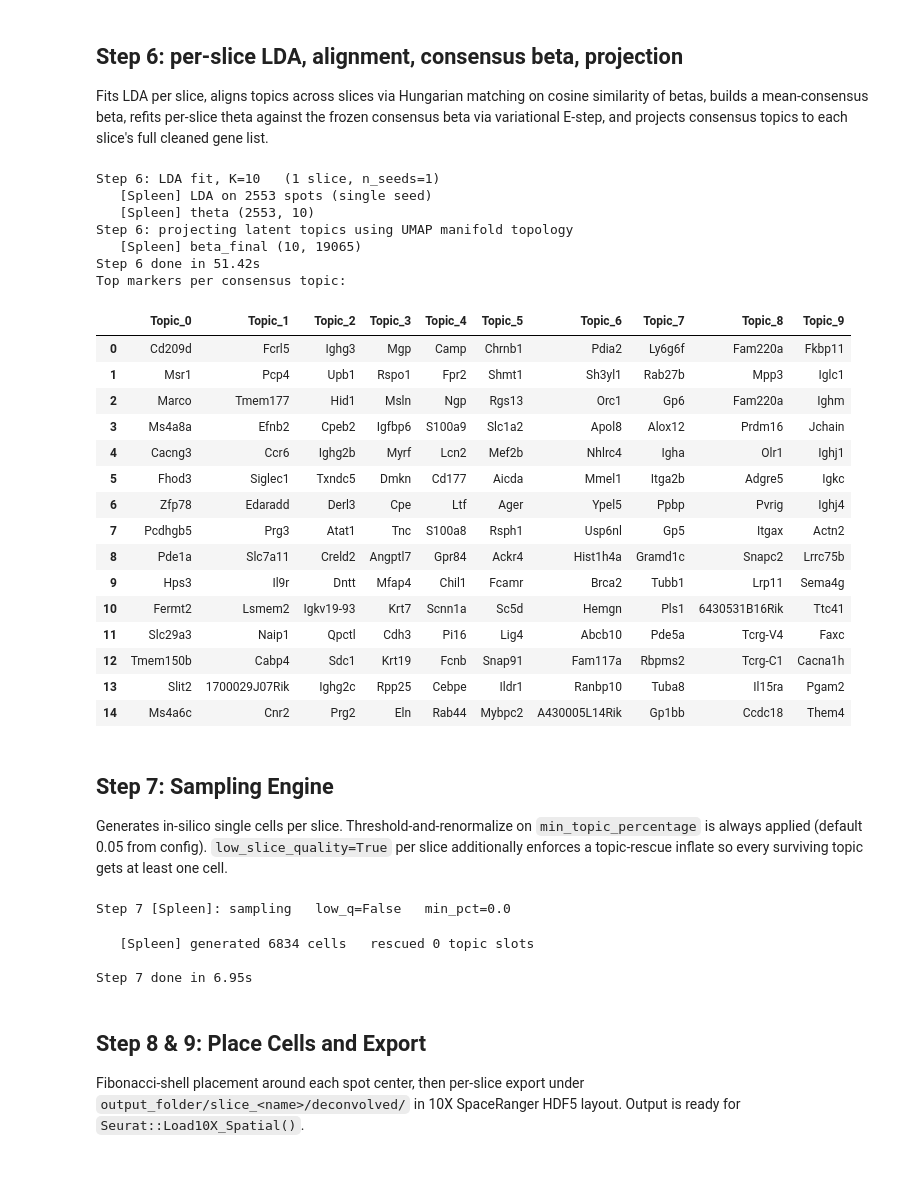
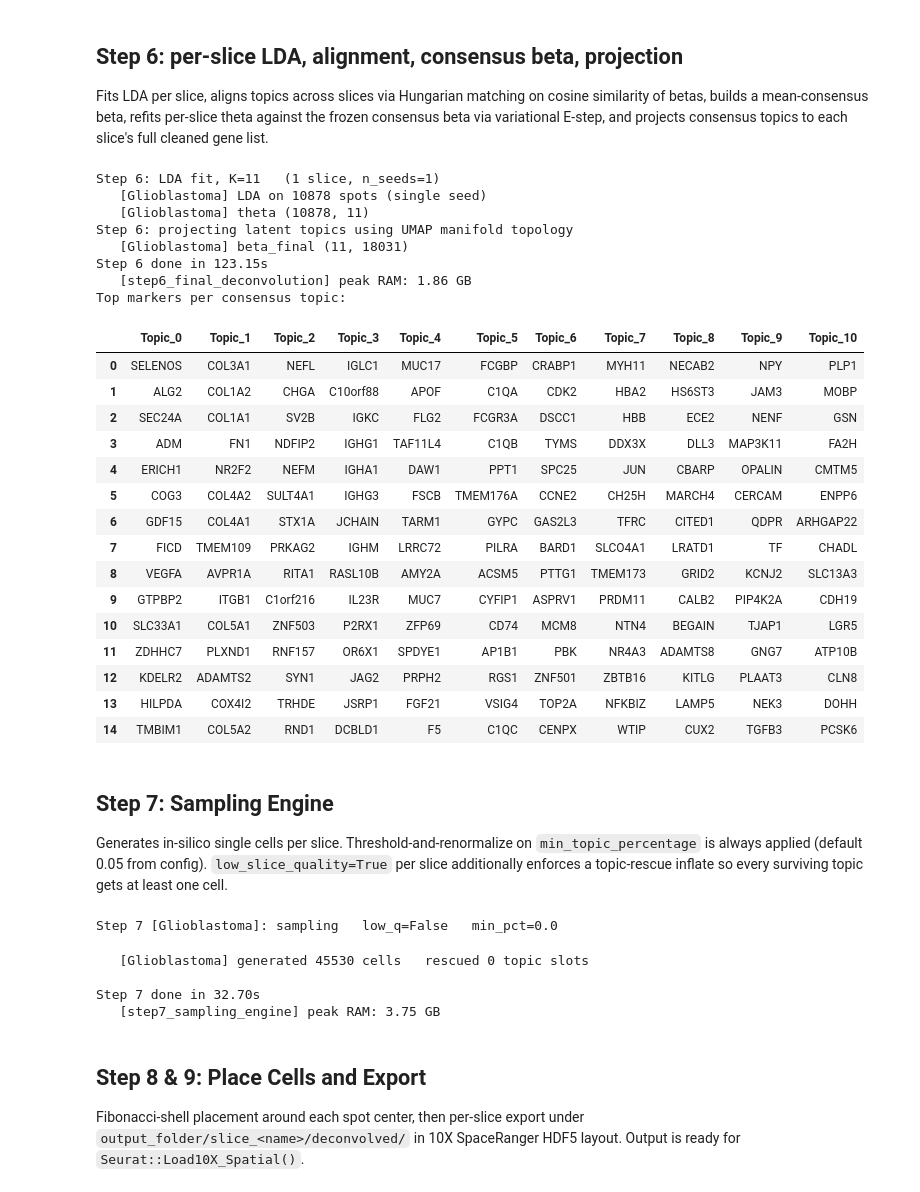
Before and after one commit to Perik-Zavodskii/CoexpressDeconvolve, a Jupyter notebook: CoexpressDeconvolve.ipynb, the cells around one changed output. Cells and saved outputs as stored; diff of their text form; code cells hidden in the pictures.

```diff
--- a/CoexpressDeconvolve.ipynb
+++ b/CoexpressDeconvolve.ipynb
@@ -21,10 +21,10 @@ codeconv: random seed set to 42
 # Or list (slice names auto-derived from os.path.basename):
 #   visium_path = ["./samples/Slice 1", "./samples/Slice 2"]
 
-visium_path   = "./Spleen"
+visium_path   = "./Glioblastoma"
 output_folder = "."
 config_path   = "codeconv_config.json"
-species       = "mm"  # "hs" | "mm" | "other"
+species       = "hs"  # "hs" | "mm" | "other"
 # %% [markdown]
 ## Step 1: Load Visium data
 # %%
@@ -43,7 +44,7 @@ slices = codeconv.step2_estimate_cell_density(
     slices, config_path, species,
     min_umi=900,
     # min_umi = {"Slice 1": 900, "Slice 2": 924},
-    anchor_mean_factor=0.81,
+    anchor_mean_factor=0.7,
     # anchor_mean_factor = {"Slice 1": 0.9, "Slice 2": 0.85},
     low_slice_quality=False,
     # low_slice_quality = {"Slice 1": False, "Slice 2": True},
@@ -117,36 +120,37 @@ Fits LDA per slice, aligns topics across slices via Hungarian matching on cosine
 # %%
 model = codeconv.step6_final_deconvolution(
     slices, odg_pack, manifold,
-    n_topics=10,
+    n_topics=11,
     k_neighbors=3,
 )
 
 print('Top markers per consensus topic:')
 display(model.qc_df)
 # %% [output]
-Step 6: LDA fit, K=10   (1 slice, n_seeds=1)
-   [Spleen] LDA on 2553 spots (single seed)
-   [Spleen] theta (2553, 10)
+Step 6: LDA fit, K=11   (1 slice, n_seeds=1)
+   [Glioblastoma] LDA on 10878 spots (single seed)
+   [Glioblastoma] theta (10878, 11)
 Step 6: projecting latent topics using UMAP manifold topology
-   [Spleen] beta_final (10, 19065)
-Step 6 done in 51.42s
+   [Glioblastoma] beta_final (11, 18031)
+Step 6 done in 123.15s
+   [step6_final_deconvolution] peak RAM: 1.86 GB
 Top markers per consensus topic:
-|  | Topic_0 | Topic_1 | Topic_2 | Topic_3 | Topic_4 | Topic_5 | Topic_6 | Topic_7 | Topic_8 | Topic_9 |
-| 0 | Cd209d | Fcrl5 | Ighg3 | Mgp | Camp | Chrnb1 | Pdia2 | Ly6g6f | Fam220a | Fkbp11 |
-| 1 | Msr1 | Pcp4 | Upb1 | Rspo1 | Fpr2 | Shmt1 | Sh3yl1 | Rab27b | Mpp3 | Iglc1 |
-| 2 | Marco | Tmem177 | Hid1 | Msln | Ngp | Rgs13 | Orc1 | Gp6 | Fam220a | Ighm |
-| 3 | Ms4a8a | Efnb2 | Cpeb2 | Igfbp6 | S100a9 | Slc1a2 | Apol8 | Alox12 | Prdm16 | Jchain |
-| 4 | Cacng3 | Ccr6 | Ighg2b | Myrf | Lcn2 | Mef2b | Nhlrc4 | Igha | Olr1 | Ighj1 |
-| 5 | Fhod3 | Siglec1 | Txndc5 | Dmkn | Cd177 | Aicda | Mmel1 | Itga2b | Adgre5 | Igkc |
-| 6 | Zfp78 | Edaradd | Derl3 | Cpe | Ltf | Ager | Ypel5 | Ppbp | Pvrig | Ighj4 |
-| 7 | Pcdhgb5 | Prg3 | Atat1 | Tnc | S100a8 | Rsph1 | Usp6nl | Gp5 | Itgax | Actn2 |
-| 8 | Pde1a | Slc7a11 | Creld2 | Angptl7 | Gpr84 | Ackr4 | Hist1h4a | Gramd1c | Snapc2 | Lrrc75b |
-| 9 | Hps3 | Il9r | Dntt | Mfap4 | Chil1 | Fcamr | Brca2 | Tubb1 | Lrp11 | Sema4g |
-| 10 | Fermt2 | Lsmem2 | Igkv19-93 | Krt7 | Scnn1a | Sc5d | Hemgn | Pls1 | 6430531B16Rik | Ttc41 |
-| 11 | Slc29a3 | Naip1 | Qpctl | Cdh3 | Pi16 | Lig4 | Abcb10 | Pde5a | Tcrg-V4 | Faxc |
-| 12 | Tmem150b | Cabp4 | Sdc1 | Krt19 | Fcnb | Snap91 | Fam117a | Rbpms2 | Tcrg-C1 | Cacna1h |
-| 13 | Slit2 | 1700029J07Rik | Ighg2c | Rpp25 | Cebpe | Ildr1 | Ranbp10 | Tuba8 | Il15ra | Pgam2 |
-| 14 | Ms4a6c | Cnr2 | Prg2 | Eln | Rab44 | Mybpc2 | A430005L14Rik | Gp1bb | Ccdc18 | Them4 |
+|  | Topic_0 | Topic_1 | Topic_2 | Topic_3 | Topic_4 | Topic_5 | Topic_6 | Topic_7 | Topic_8 | Topic_9 | Topic_10 |
+| 0 | SELENOS | COL3A1 | NEFL | IGLC1 | MUC17 | FCGBP | CRABP1 | MYH11 | NECAB2 | NPY | PLP1 |
+| 1 | ALG2 | COL1A2 | CHGA | C10orf88 | APOF | C1QA | CDK2 | HBA2 | HS6ST3 | JAM3 | MOBP |
+| 2 | SEC24A | COL1A1 | SV2B | IGKC | FLG2 | FCGR3A | DSCC1 | HBB | ECE2 | NENF | GSN |
+| 3 | ADM | FN1 | NDFIP2 | IGHG1 | TAF11L4 | C1QB | TYMS | DDX3X | DLL3 | MAP3K11 | FA2H |
+| 4 | ERICH1 | NR2F2 | NEFM | IGHA1 | DAW1 | PPT1 | SPC25 | JUN | CBARP | OPALIN | CMTM5 |
+| 5 | COG3 | COL4A2 | SULT4A1 | IGHG3 | FSCB | TMEM176A | CCNE2 | CH25H | MARCH4 | CERCAM | ENPP6 |
+| 6 | GDF15 | COL4A1 | STX1A | JCHAIN | TARM1 | GYPC | GAS2L3 | TFRC | CITED1 | QDPR | ARHGAP22 |
+| 7 | FICD | TMEM109 | PRKAG2 | IGHM | LRRC72 | PILRA | BARD1 | SLCO4A1 | LRATD1 | TF | CHADL |
+| 8 | VEGFA | AVPR1A | RITA1 | RASL10B | AMY2A | ACSM5 | PTTG1 | TMEM173 | GRID2 | KCNJ2 | SLC13A3 |
+| 9 | GTPBP2 | ITGB1 | C1orf216 | IL23R | MUC7 | CYFIP1 | ASPRV1 | PRDM11 | CALB2 | PIP4K2A | CDH19 |
+| 10 | SLC33A1 | COL5A1 | ZNF503 | P2RX1 | ZFP69 | CD74 | MCM8 | NTN4 | BEGAIN | TJAP1 | LGR5 |
+| 11 | ZDHHC7 | PLXND1 | RNF157 | OR6X1 | SPDYE1 | AP1B1 | PBK | NR4A3 | ADAMTS8 | GNG7 | ATP10B |
+| 12 | KDELR2 | ADAMTS2 | SYN1 | JAG2 | PRPH2 | RGS1 | ZNF501 | ZBTB16 | KITLG | PLAAT3 | CLN8 |
+| 13 | HILPDA | COX4I2 | TRHDE | JSRP1 | FGF21 | VSIG4 | TOP2A | NFKBIZ | LAMP5 | NEK3 | DOHH |
+| 14 | TMBIM1 | COL5A2 | RND1 | DCBLD1 | F5 | C1QC | CENPX | WTIP | CUX2 | TGFB3 | PCSK6 |
 # %% [markdown]
 ## Step 7: Sampling Engine
 Generates in-silico single cells per slice. Threshold-and-renormalize on `min_topic_percentage` is always applied (default 0.05 from config). `low_slice_quality=True` per slice additionally enforces a topic-rescue inflate so every surviving topic gets at least one cell.
@@ -158,10 +162,11 @@ cells = codeconv.step7_sampling_engine(
     min_topic_percentage=0.00
 )
 # %% [output]
-Step 7 [Spleen]: sampling   low_q=False   min_pct=0.0
+Step 7 [Glioblastoma]: sampling   low_q=False   min_pct=0.0
-   [Spleen] generated 6834 cells   rescued 0 topic slots
+   [Glioblastoma] generated 45530 cells   rescued 0 topic slots
 
-Step 7 done in 6.95s
+Step 7 done in 32.70s
+   [step7_sampling_engine] peak RAM: 3.75 GB
 # %% [markdown]
 ## Step 8 & 9: Place Cells and Export
 Fibonacci-shell placement around each spot center, then per-slice export under `output_folder/slice_<name>/deconvolved/` in 10X SpaceRanger HDF5 layout. Output is ready for `Seurat::Load10X_Spatial()`.
```
Also changed, not shown: parts of 6 cells of this notebook, 1 other file.
